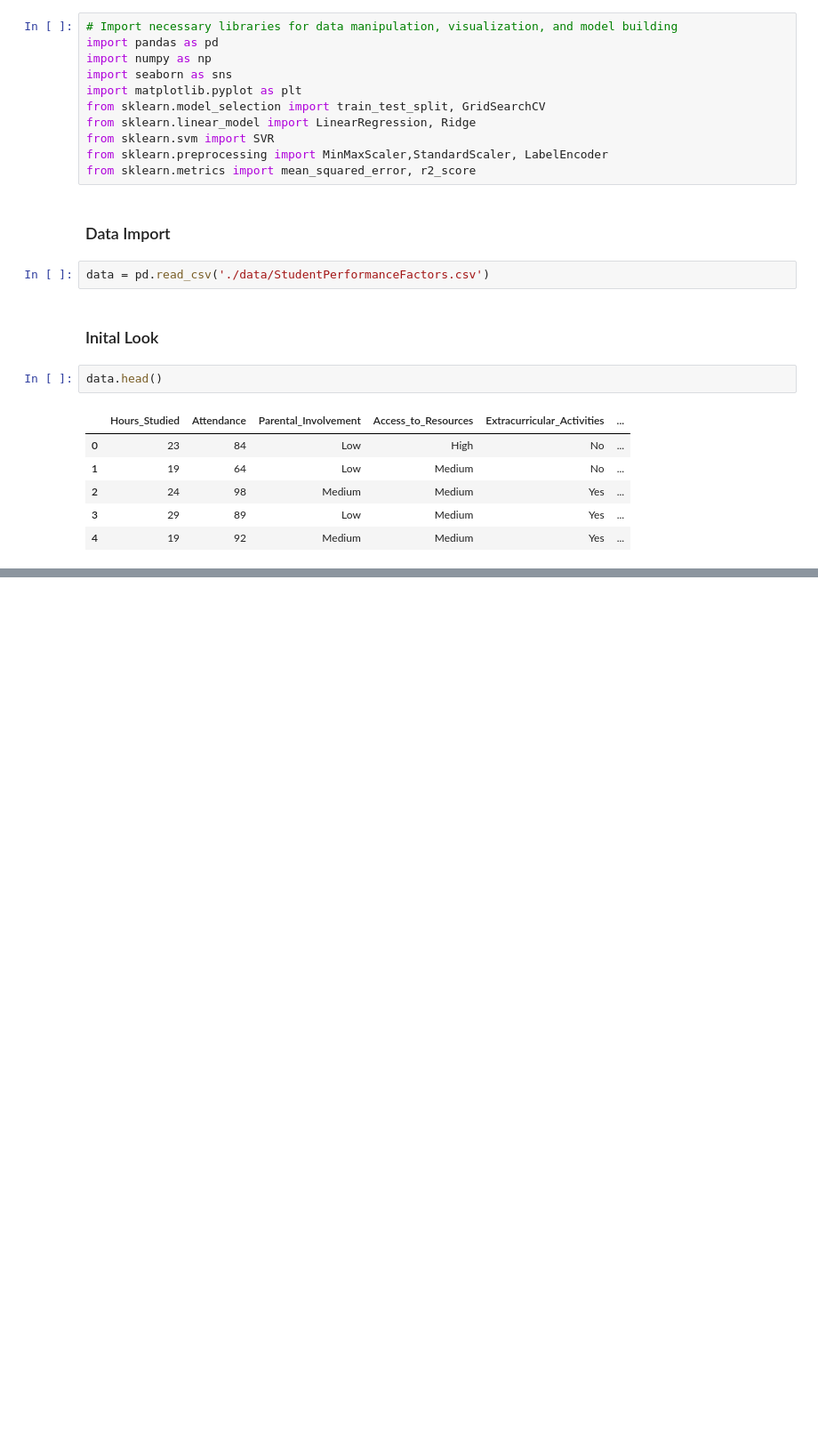
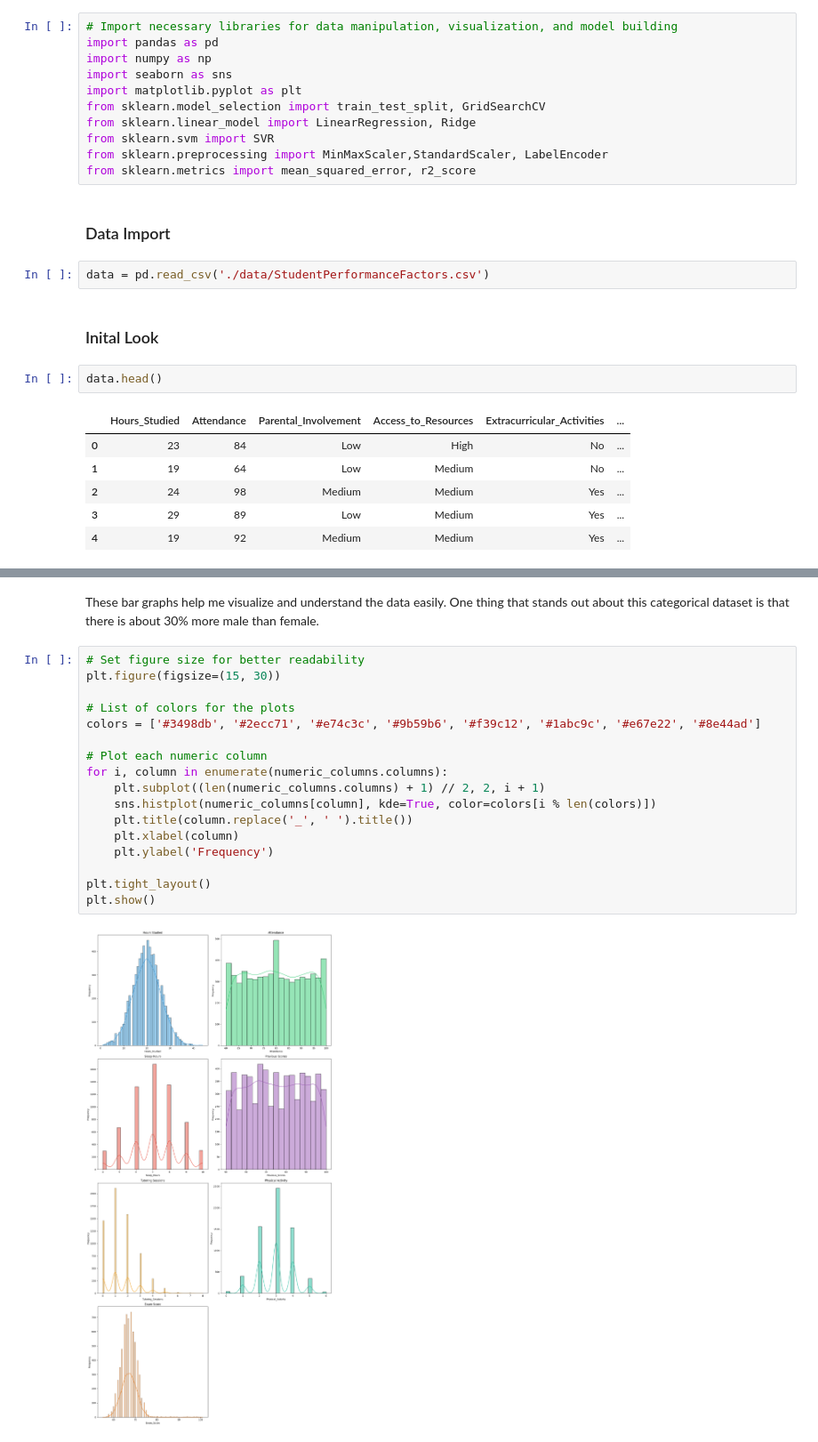
Before and after one commit to JudoboyAlex/student_performance_prediction, a Jupyter notebook: student_performance_prediction.ipynb, the cells around one changed output, grey strips where cells are left out. Shown at 89% size. Cells and saved outputs as stored; diff of their text form; blank space fills up the shorter version.

```diff
--- a/student_performance_prediction.ipynb
+++ b/student_performance_prediction.ipynb
@@ -42,0 +135,21 @@ data.head()
+# %% [markdown]
+These bar graphs help me visualize and understand the data easily. One thing that stands out about this categorical dataset is that there is about 30% more male than female.
+# %%
+# Set figure size for better readability
+plt.figure(figsize=(15, 30))
+
+# List of colors for the plots
+colors = ['#3498db', '#2ecc71', '#e74c3c', '#9b59b6', '#f39c12', '#1abc9c', '#e67e22', '#8e44ad']
+
+# Plot each numeric column
+for i, column in enumerate(numeric_columns.columns):
+    plt.subplot((len(numeric_columns.columns) + 1) // 2, 2, i + 1)
+    sns.histplot(numeric_columns[column], kde=True, color=colors[i % len(colors)])
+    plt.title(column.replace('_', ' ').title())
+    plt.xlabel(column)
+    plt.ylabel('Frequency')
+
+plt.tight_layout()
+plt.show()
+# %% [output]
+[figure, added]
```
Also changed, not shown: parts of 10 cells of this notebook.
